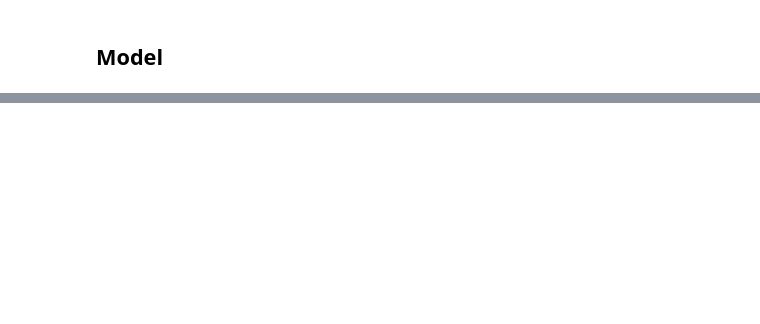
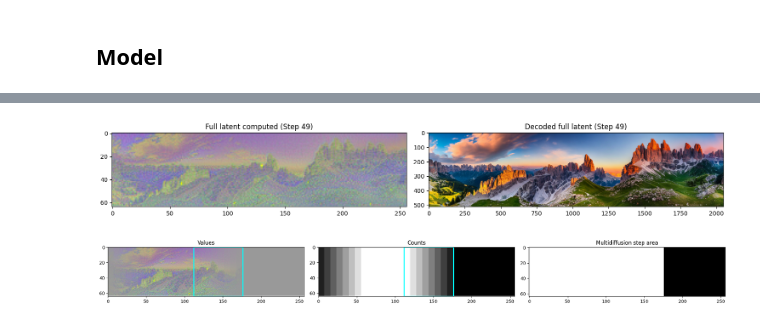
Before and after one commit to LorenzoSansone/Introduction-to-Generative-Models, a Jupyter notebook: diffusion-model/MultiDiffusion/MultiDiffusion_Panorama_inspection.ipynb, the cells around one changed output, grey strips where cells are left out. Saved outputs shown, nothing was run; the diff lists cells and outputs as text; code cells hidden in the pictures; blank space fills up the shorter version.

```diff
--- a/diffusion-model/MultiDiffusion/MultiDiffusion_Panorama_inspection.ipynb
+++ b/diffusion-model/MultiDiffusion/MultiDiffusion_Panorama_inspection.ipynb
@@ -89,0 +323,8 @@ image.save("output.png")
+# %%
+opt = Settings()
+
+seed_everything(opt.seed)
+
+device = torch.device('cuda')
+
+sd = MultiDiffusion(device, opt.sd_version, rec=True)
@@ -89,0 +344,6 @@ image.save("output.png")
+# %%
+# Generate the panorama
+img = sd.text2panorama(opt.prompt, opt.negative, opt.H, opt.W, opt.steps)
+
+# save image
+img.save(opt.outfile)
@@ -89,0 +376,65 @@ image.save("output.png")
+# %%
+# @title 🖼️ MultiDiffusion Inspection Dashboard { run: "auto" }
+import matplotlib.pyplot as plt
+import matplotlib.patches as patches
+import torch
+
+# @markdown ### 1. Select Global Progress
+step_idx = 49 # @param {type:"slider", min:0, max:49, step:1}
+
+# @markdown ### 2. Select Specific View
+view_idx = 14 # @param {type:"slider", min:0, max:24, step:1}
+
+def show_lat(tensor, title, ax=None):
+    if tensor is None: return
+    target = ax or plt.gca()
+    img = tensor.detach()[0, :3].cpu().permute(1, 2, 0)
+    img = (img - img.min()) / (img.max() - img.min() + 1e-8)
+    target.imshow(img)
+    target.set_title(title)
+    return target
+
+def add_view_frame(ax, h_start, h_end, w_start, w_end, H, W):
+    ax.add_patch(patches.Rectangle(
+        (w_start, h_start),
+        w_end - w_start,
+        h_end - h_start,
+        linewidth=2,
+        edgecolor='cyan',
+        facecolor='none',
+    ))
+    ax.set_xlim(0, W)
+    ax.set_ylim(H, 0)
+
+step_idx = min(step_idx, len(sd.rec_gen.latent) - 1)
+current_view_record = sd.rec_gen.views[step_idx]
+view_idx = min(view_idx, len(current_view_record.latents_view) - 1)
+
+h_start, h_end, w_start, w_end = sd.rec_gen.init_views[view_idx]
+_, _, H, W = current_view_record.values[view_idx].shape
+
+# --- ROW 1: Global State ---
+fig, axes = plt.subplots(1, 2, figsize=(15, 5))
+show_lat(sd.rec_gen.latent[step_idx], f"Full latent computed (Step {step_idx})", axes[0])
+imgs = sd.decode_latents(sd.rec_gen.latent[step_idx])
+axes[1].imshow(T.ToPILImage()(imgs[0].cpu()))
+axes[1].set_title(f"Decoded full latent (Step {step_idx})")
+plt.tight_layout(); plt.show()
+
+# --- ROW 2: Values + Counts + Highlight, all with frame ---
+fig, axes = plt.subplots(1, 3, figsize=(20, 4))
+
+show_lat(current_view_record.values[view_idx], "Values", axes[0])
+add_view_frame(axes[0], h_start, h_end, w_start, w_end, H, W)
+
+show_lat(current_view_record.counts[view_idx], "Counts", axes[1])
+add_view_frame(axes[1], h_start, h_end, w_start, w_end, H, W)
+
+count_i = current_view_record.counts[view_idx]
+show_lat(torch.where(count_i > 0, 255, 0), "Multidiffusion step area", axes[2])
+
+plt.tight_layout()
+plt.show()
+# %% [output]
+[figure, added]
+[figure, added]
```
Also changed, not shown: parts of 37 cells of this notebook.
